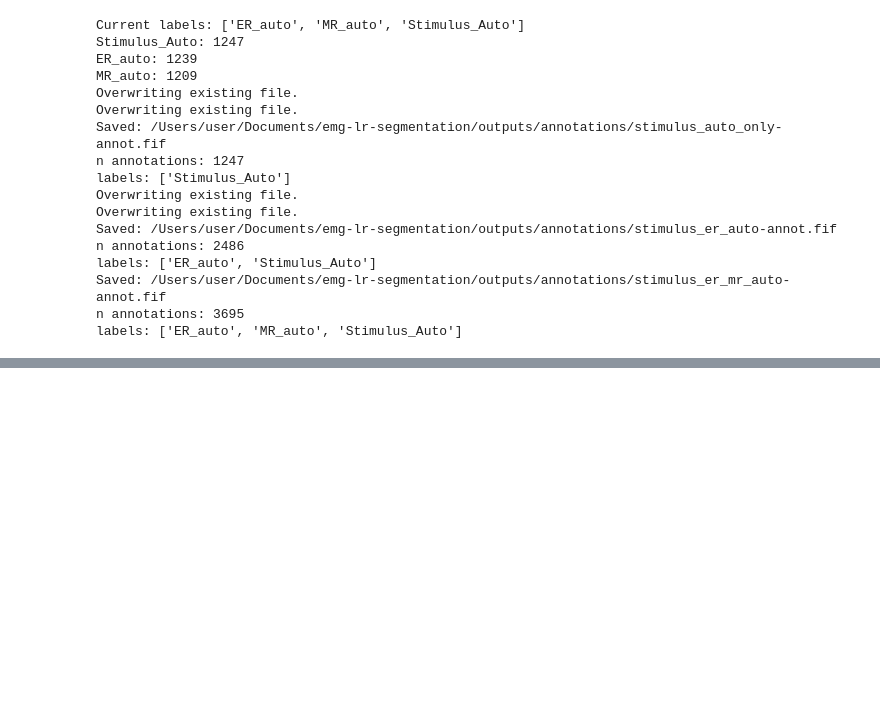
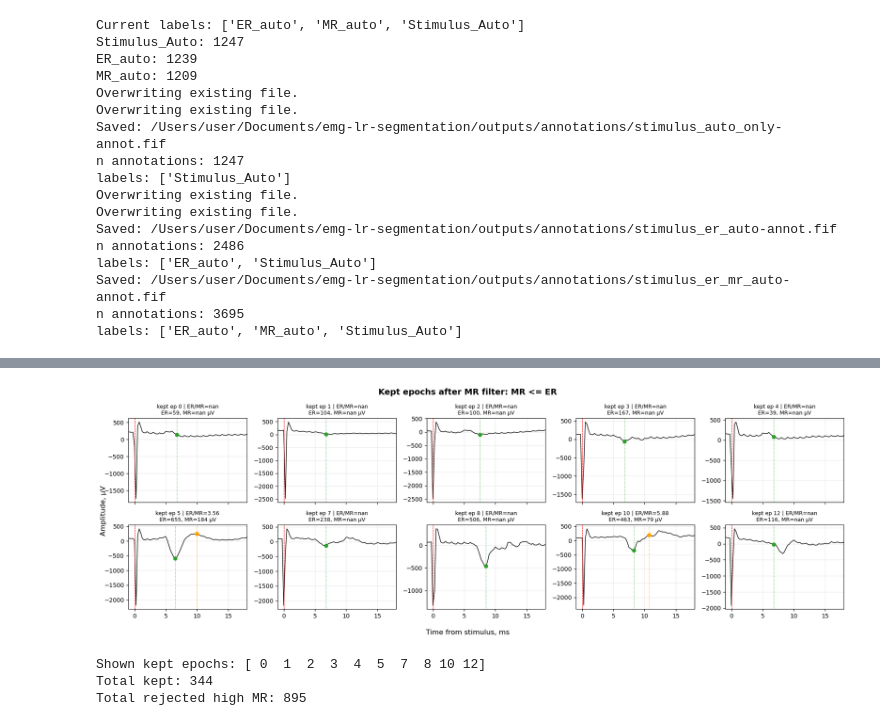
Before and after one commit to violaxanthin/emg-lr-segmentation, a Jupyter notebook: notebooks/emg_lr_segmentation.ipynb, the cells around one changed output, grey strips where cells are left out. Cells and saved outputs as stored; diff of their text form; code cells hidden in the pictures; blank space fills up the shorter version.

```diff
--- a/notebooks/emg_lr_segmentation.ipynb
+++ b/notebooks/emg_lr_segmentation.ipynb
@@ -986,3 +1122,73 @@ labels: ['ER_auto', 'MR_auto', 'Stimulus_Auto']
+# %%
+# Визуальная проверка 10 эпох, прошедших MR-фильтр
+
+assert "mr_filter_df" in globals(), "Сначала запусти ячейку с MR-фильтром"
+assert "epochs_data_uv" in globals(), "Нужен epochs_data_uv"
+assert "times_ms" in globals(), "Нужен times_ms"
+
+check_indices = (
+    mr_filter_df.loc[mr_filter_df["keep_after_mr"], "epoch_index"]
+    .astype(int)
+    .head(10)
+    .to_numpy()
+)
+
+fig, axes = plt.subplots(2, 5, figsize=(18, 6), sharex=True)
+axes = axes.ravel()
+
+for ax, epoch_idx in zip(axes, check_indices):
+    row = mr_filter_df.loc[mr_filter_df["epoch_index"] == epoch_idx].iloc[0]
+    signal_uv = epochs_data_uv[epoch_idx]
+
+    ax.plot(times_ms, signal_uv, color="black", lw=1)
+
+    # Stimulus
+    ax.axvline(0, color="red", ls="--", lw=0.8)
+
+    # ER
+    er_peak_ms = row.get("er_peak_ms", np.nan)
+    if np.isfinite(er_peak_ms):
+        er_i = np.argmin(np.abs(times_ms - er_peak_ms))
+        ax.scatter(times_ms[er_i], signal_uv[er_i], color="tab:green", s=35, zorder=4)
+        ax.axvline(er_peak_ms, color="tab:green", ls=":", lw=0.8)
+
+    # MR
+    mr_peak_ms = row.get("mr_peak_ms", np.nan)
+    if np.isfinite(mr_peak_ms):
+        mr_i = np.argmin(np.abs(times_ms - mr_peak_ms))
+        ax.scatter(times_ms[mr_i], signal_uv[mr_i], color="orange", s=40, zorder=5)
+        ax.axvline(mr_peak_ms, color="orange", ls=":", lw=0.8)
+
+    ratio = row.get("er_mr_ratio", np.nan)
+    ratio_txt = f"{ratio:.2f}" if np.isfinite(ratio) else "nan"
+
+    ax.set_title(
+        f"kept ep {epoch_idx} | ER/MR={ratio_txt}\n"
+        f"ER={row.get('er_amp_for_mr_uv', np.nan):.0f}, "
+        f"MR={row.get('mr_amp_uv', np.nan):.0f} µV",
+        fontsize=9,
+    )
+
+    ax.set_xlim(-1, 18)
+    ax.grid(alpha=0.25)
+
+for ax in axes[len(check_indices):]:
+    ax.axis("off")
+
+fig.suptitle("Kept epochs after MR filter: MR <= ER", fontsize=14, weight="bold")
+fig.supxlabel("Time from stimulus, ms")
+fig.supylabel("Amplitude, µV")
+plt.tight_layout()
+plt.show()
+
+print("Shown kept epochs:", check_indices)
+print("Total kept:", int(mr_filter_df["keep_after_mr"].sum()))
+print("Total rejected high MR:", int(mr_filter_df["reject_high_mr"].sum()))
+# %% [output]
+[figure, added]
+Shown kept epochs: [ 0  1  2  3  4  5  7  8 10 12]
+Total kept: 344
+Total rejected high MR: 895
 # %%
 # 1. Находим индексы эпох, где есть И волна ER, И волна LR
 valid_indices = []
```
Also changed, not shown: parts of 5 cells of this notebook.
